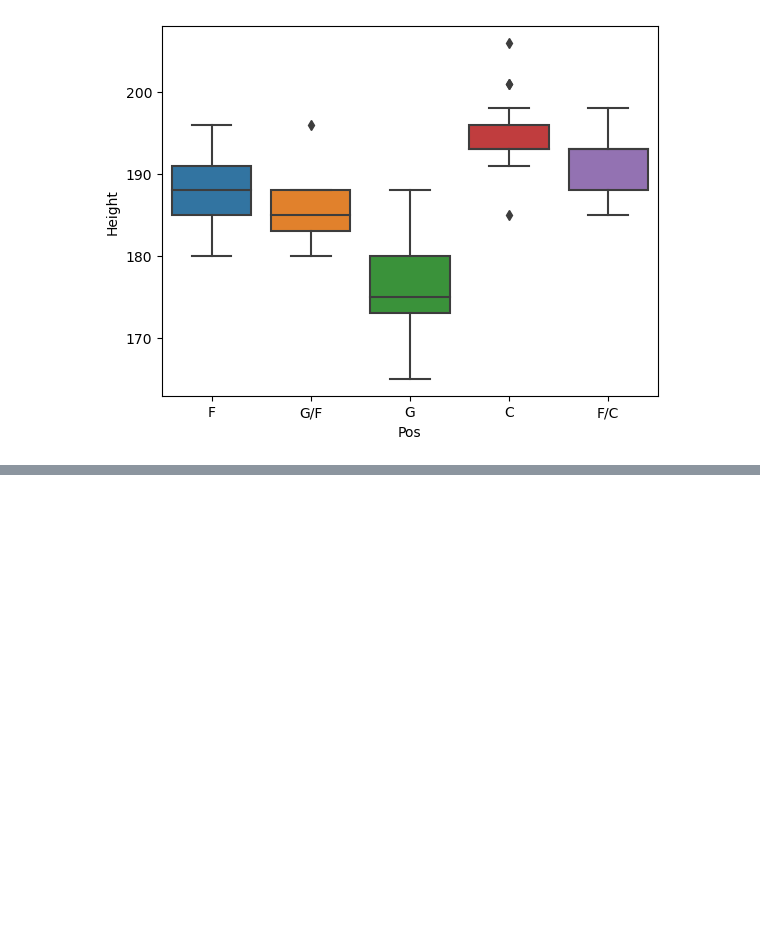
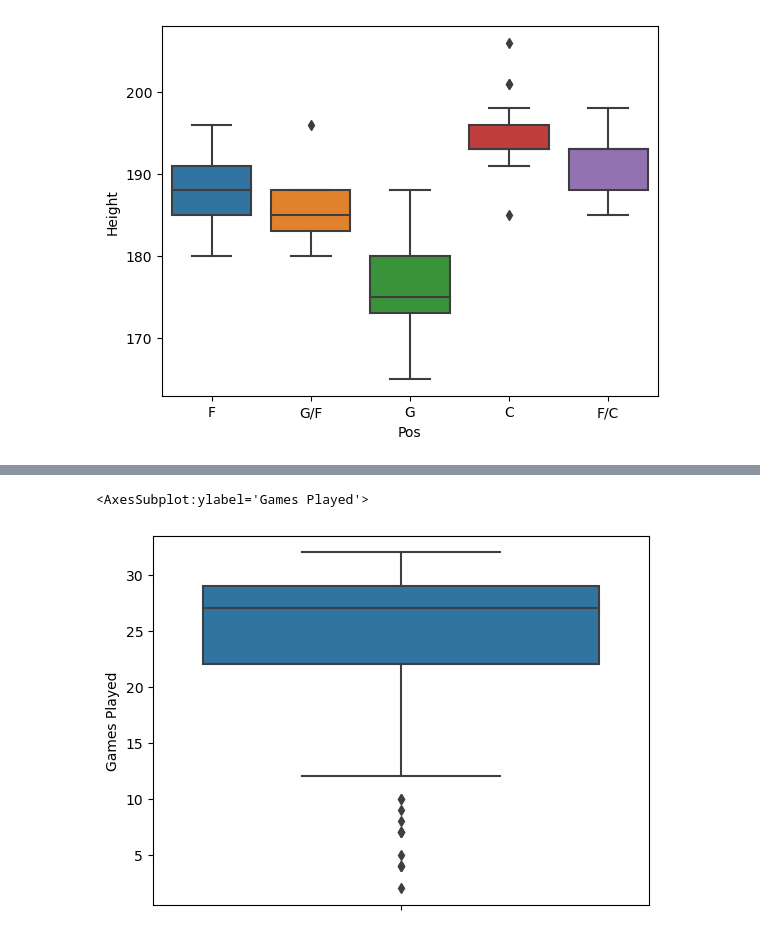
Before and after one commit to castobary/statistics, a Jupyter notebook: 04_module.ipynb, the cells around one changed output, grey strips where cells are left out. Drawn from its saved outputs; the diff is of its cells as text; code cells hidden in the pictures; blank space fills up the shorter version.

Commit message:
plots complete

```diff
--- a/04_module.ipynb
+++ b/04_module.ipynb
@@ -272,0 +281,5 @@ sns.boxplot(x = 'Pos', y = 'Height', data = wnba)
+# %%
+sns.boxplot( y = 'Games Played', data = wnba)
+# %% [output]
+<AxesSubplot:ylabel='Games Played'>
+[figure, added]
```
Also changed, not shown: parts of 2 cells of this notebook, 1 other file.
